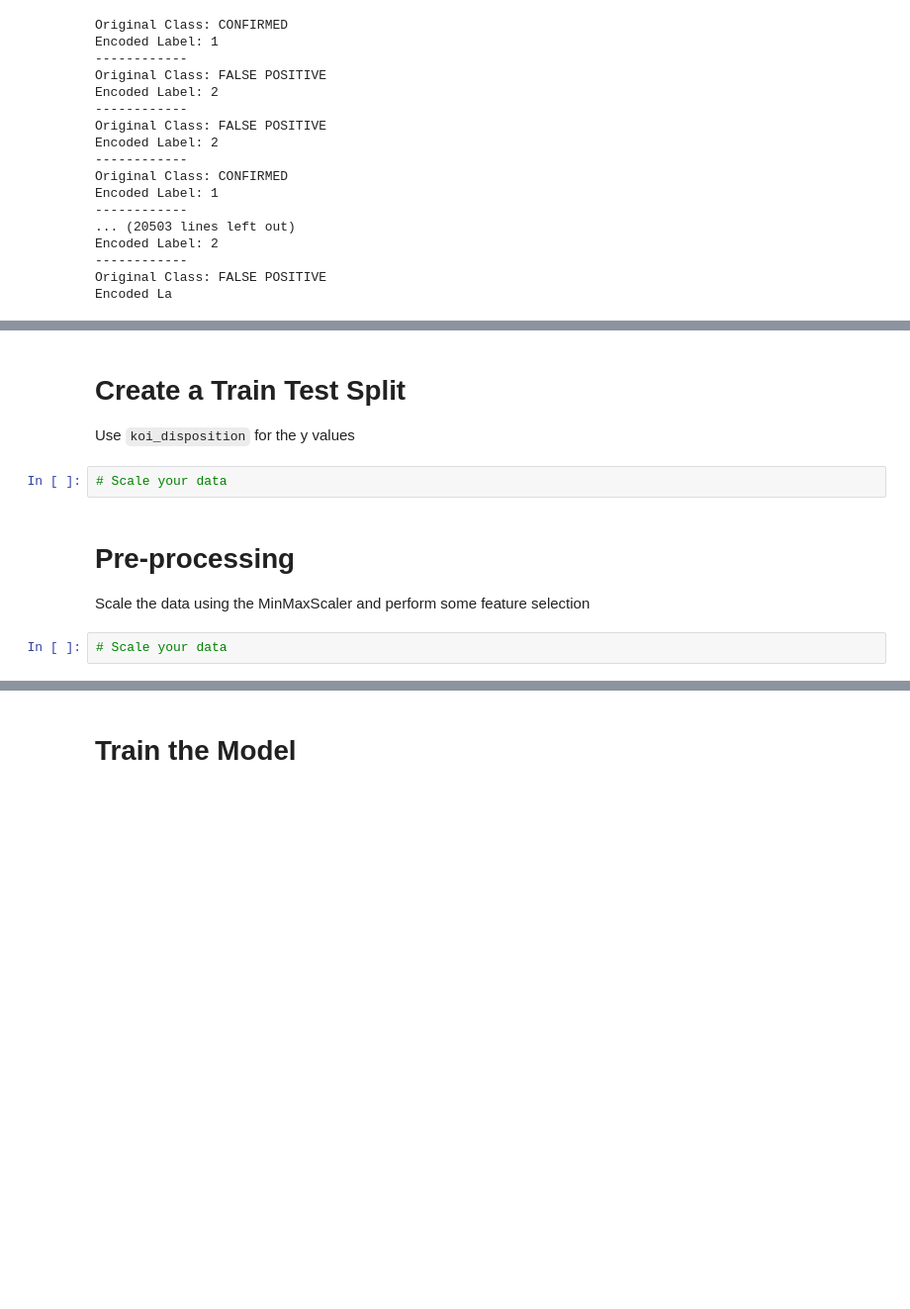
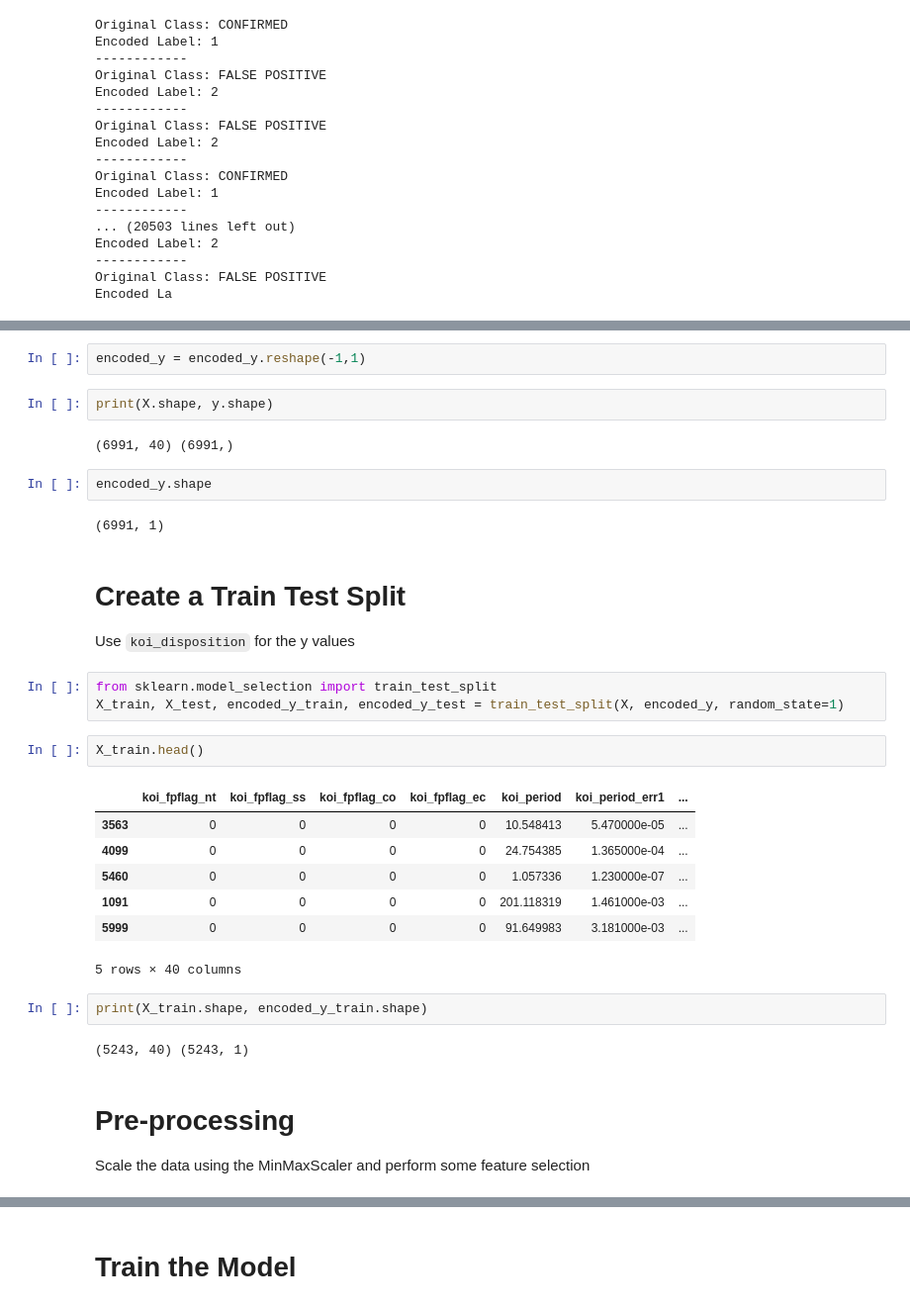
Before and after one commit to malejandrasalgado/machine-learning-challenge, a Jupyter notebook: starter_code/model_1.ipynb, the cells around one changed output, grey strips where cells are left out. Shown: that part at 99% size. Saved outputs shown, nothing was run; the diff lists cells and outputs as text; blank space fills up the shorter version.

Commit message:
adding pre-proccessing data

```diff
--- a/starter_code/model_1.ipynb
+++ b/starter_code/model_1.ipynb
@@ -102,12 +104,35 @@ Encoded La
+# %%
+encoded_y = encoded_y.reshape(-1,1)
+# %%
+print(X.shape, y.shape)
+# %% [output]
+(6991, 40) (6991,)
+# %%
+encoded_y.shape
+# %% [output]
+(6991, 1)
 # %% [markdown]
 # Create a Train Test Split
 
 Use `koi_disposition` for the y values
-# %%
-# Scale your data
+# %%
+from sklearn.model_selection import train_test_split
+X_train, X_test, encoded_y_train, encoded_y_test = train_test_split(X, encoded_y, random_state=1)
+# %%
+X_train.head()
+# %% [output]
+|  | koi_fpflag_nt | koi_fpflag_ss | koi_fpflag_co | koi_fpflag_ec | koi_period | koi_period_err1 | ... |
+| 3563 | 0 | 0 | 0 | 0 | 10.548413 | 5.470000e-05 | ... |
+| 4099 | 0 | 0 | 0 | 0 | 24.754385 | 1.365000e-04 | ... |
+| 5460 | 0 | 0 | 0 | 0 | 1.057336 | 1.230000e-07 | ... |
+| 1091 | 0 | 0 | 0 | 0 | 201.118319 | 1.461000e-03 | ... |
+| 5999 | 0 | 0 | 0 | 0 | 91.649983 | 3.181000e-03 | ... |
+5 rows × 40 columns
+# %%
+print(X_train.shape, encoded_y_train.shape)
+# %% [output]
+(5243, 40) (5243, 1)
 # %% [markdown]
 # Pre-processing
 
 Scale the data using the MinMaxScaler and perform some feature selection
-# %%
-# Scale your data
```
Also changed, not shown: parts of 7 cells of this notebook.
